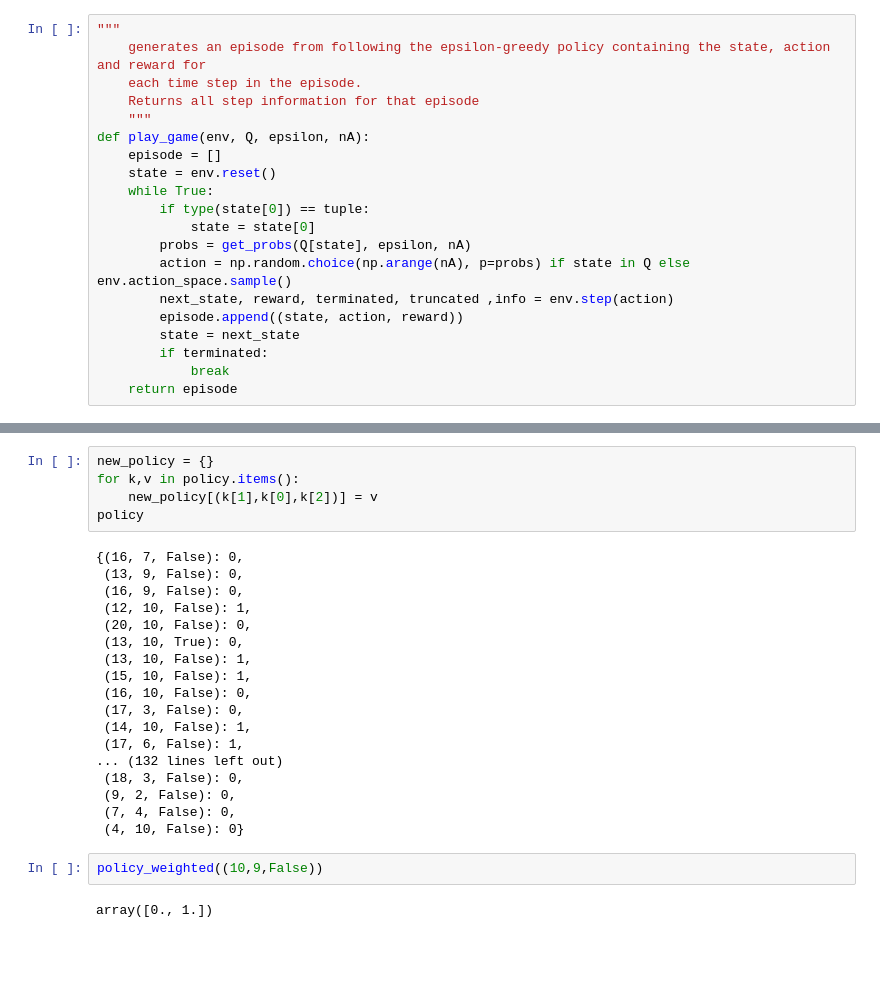
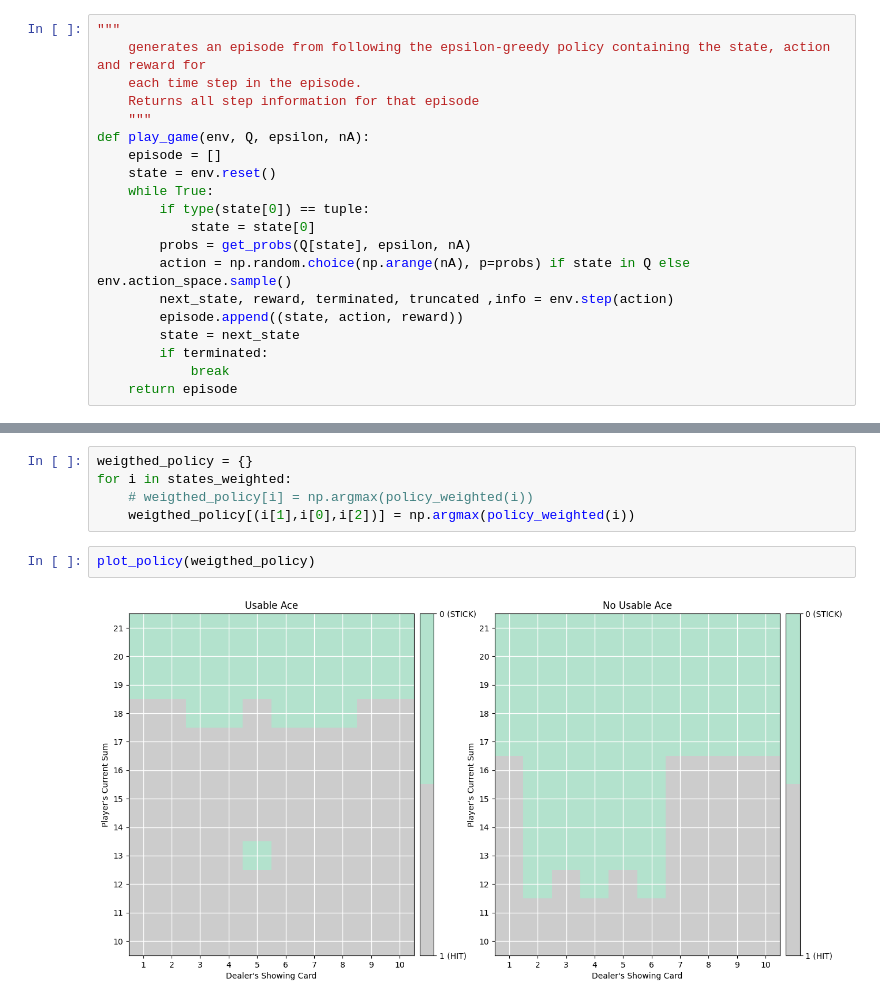
Before and after one commit to JeannesTheo/MonteCarlo, a Jupyter notebook: Control.ipynb, the cells around one changed output, grey strips where cells are left out. Saved outputs shown, nothing was run; the diff lists cells and outputs as text; blank space fills up the shorter version.

```diff
--- a/Control.ipynb
+++ b/Control.ipynb
@@ -269,27 +274,9 @@ Episode 500000/500000.
-# %%
-new_policy = {}
-for k,v in policy.items():
-    new_policy[(k[1],k[0],k[2])] = v
-policy
-# %% [output]
-{(16, 7, False): 0,
- (13, 9, False): 0,
- (16, 9, False): 0,
- (12, 10, False): 1,
- (20, 10, False): 0,
- (13, 10, True): 0,
- (13, 10, False): 1,
- (15, 10, False): 1,
- (16, 10, False): 0,
- (17, 3, False): 0,
- (14, 10, False): 1,
- (17, 6, False): 1,
-... (132 lines left out)
- (18, 3, False): 0,
- (9, 2, False): 0,
- (7, 4, False): 0,
- (4, 10, False): 0}
-# %%
-policy_weighted((10,9,False))
-# %% [output]
-array([0., 1.])
+# %%
+weigthed_policy = {}
+for i in states_weighted:
+    # weigthed_policy[i] = np.argmax(policy_weighted(i))
+    weigthed_policy[(i[1],i[0],i[2])] = np.argmax(policy_weighted(i))
+# %%
+plot_policy(weigthed_policy)
+# %% [output]
+[figure, added]
```
Also changed, not shown: parts of 11 cells of this notebook, 2 other files.
